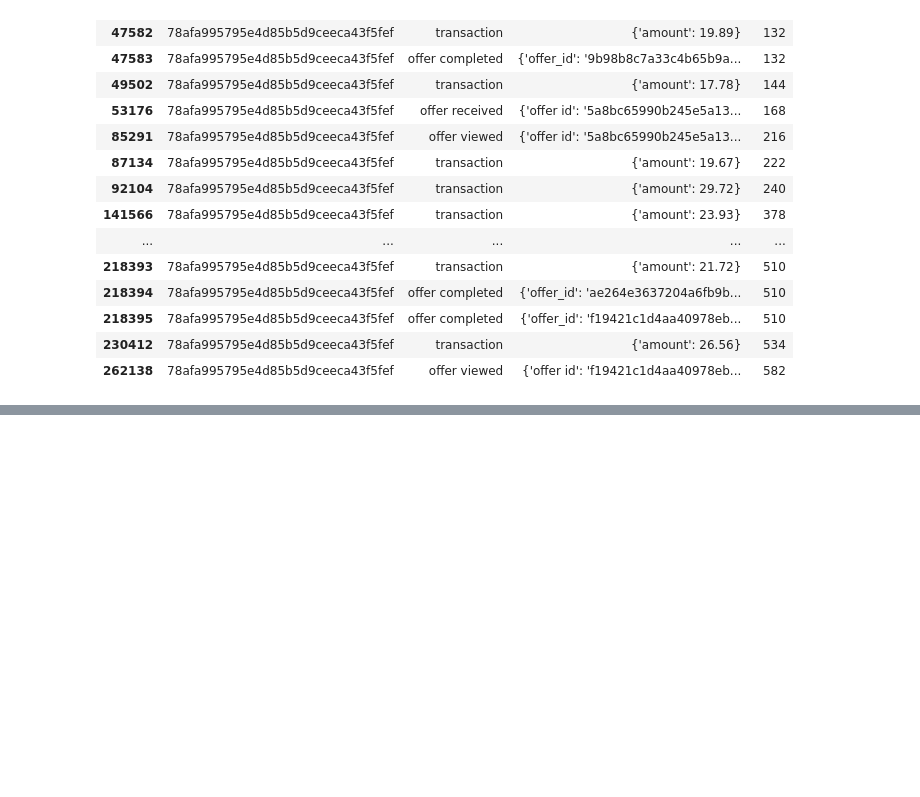
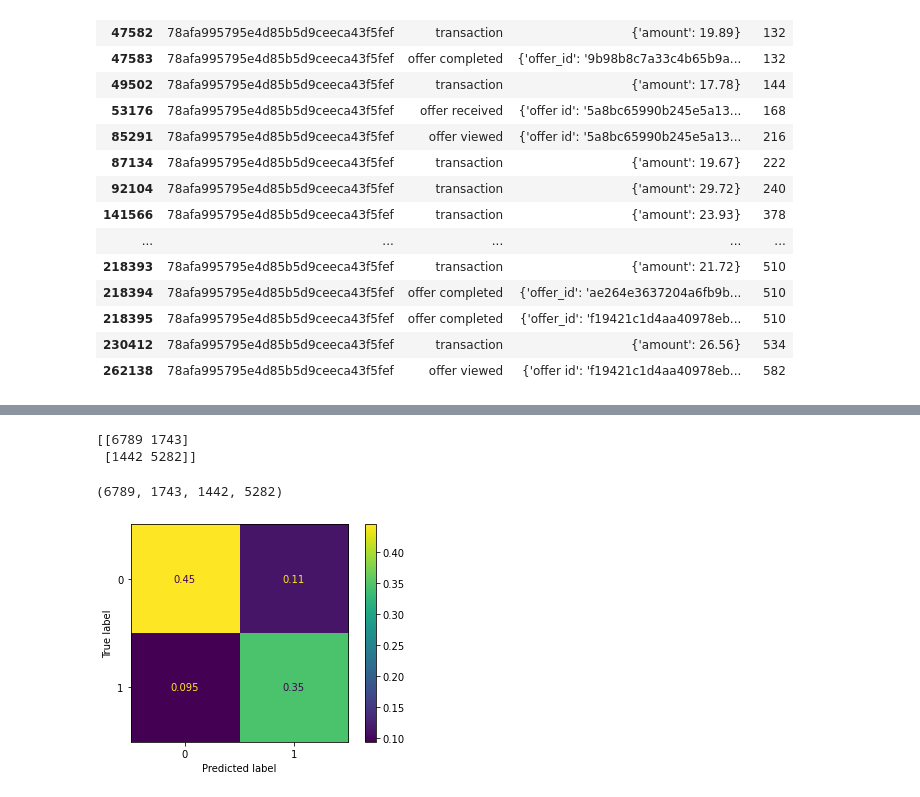
Before and after one commit to cerionXLII/StarbucksCapstoneChallenge, a Jupyter notebook: src/Starbucks_Capstone_notebook.ipynb, the cells around one changed output, grey strips where cells are left out. Drawn from its saved outputs; the diff is of its cells as text; code cells hidden in the pictures; blank space fills up the shorter version.

```diff
--- a/src/Starbucks_Capstone_notebook.ipynb
+++ b/src/Starbucks_Capstone_notebook.ipynb
@@ -355,0 +519,6 @@ dtype: object
+# %%
+#Onehot encode the offer types
+offersWithFeatures['isBogoOffer']  = (offersWithFeatures['offerType'] == 'bogo').astype(int)
+offersWithFeatures['isInformationalOffer']  = (offersWithFeatures['offerType'] == 'informational').astype(int)
+offersWithFeatures['isDiscountOffer']  = (offersWithFeatures['offerType'] == 'discount').astype(int)
+offersWithFeatures.drop(columns=['offerType'], inplace=True)
@@ -355,0 +534,6 @@ dtype: object
+# %%
+# Create inputs and targets
+X = offersWithFeatures.drop(columns = ['personId', 'offerId', 'offerViewed', 'offerCompleted', 'amountDuringOffer'])
+#Y = offersWithFeatures[['offerViewed', 'offerCompleted', 'amountDuringOffer']]
+y = offersWithFeatures[['offerCompleted']].astype(int).to_numpy().reshape(-1,)
+X.head()
@@ -355,0 +551,3 @@ dtype: object
+# %%
+from sklearn.model_selection import train_test_split
+X_train, X_test, y_train, y_test = train_test_split(X, y, test_size=0.20, random_state=42)
@@ -355,0 +556,3 @@ dtype: object
+# %%
+clf = GradientBoostingClassifier(n_estimators=150, learning_rate=1.0, max_depth=3, random_state=42).fit(X_train, y_train)
+clf.score(X_test, y_test)
@@ -355,0 +588,9 @@ dtype: object
+# %%
+from sklearn.metrics import confusion_matrix
+
+cm = confusion_matrix(y_test, preds, labels=[0, 1])
+
+print(cm)
+# %% [output]
+[[6789 1743]
+ [1442 5282]]
@@ -355,0 +599,4 @@ dtype: object
+# %%
+(tn, fp, fn, tp)
+# %% [output]
+(6789, 1743, 1442, 5282)
@@ -355,0 +605,6 @@ dtype: object
+# %%
+plot_confusion_matrix(clf, X_test, y_test, normalize='all')
+#plot_confusion_matrix(clf, X_test, y_test)
+plt.show()
+# %% [output]
+[figure, added]
```
Also changed, not shown: parts of 27 cells of this notebook.
